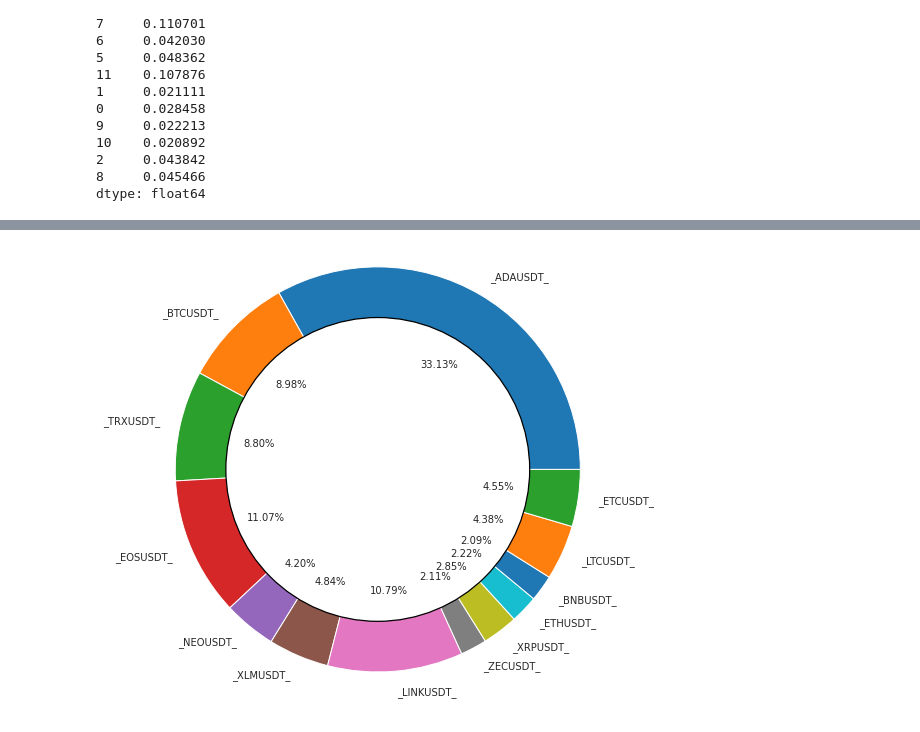
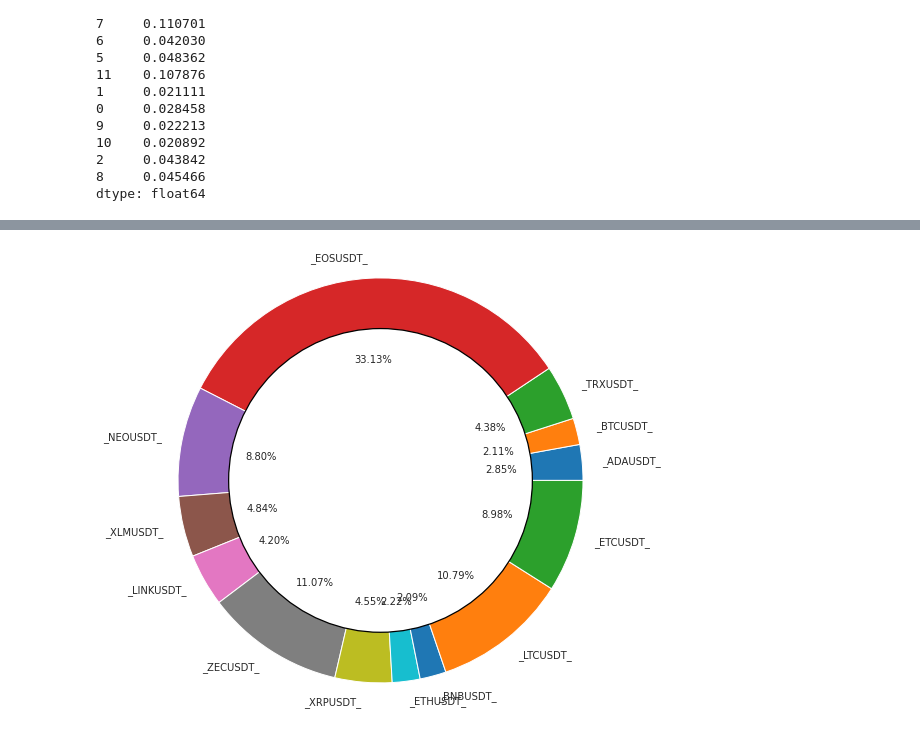
Before and after one commit to Prajwayne/Natural-language-, a Jupyter notebook: portfolio_analysis/HRP_complete_model.ipynb, the cells around one changed output, grey strips where cells are left out. Drawn from its saved outputs; the diff is of its cells as text; code cells hidden in the pictures.

Commit message:
Rectified Error in pie chart

```diff
--- a/portfolio_analysis/HRP_complete_model.ipynb
+++ b/portfolio_analysis/HRP_complete_model.ipynb
@@ -279,0 +291,3 @@ weights1 = compute_HRP_weights(cov, res_order)
+# %%
+for key, value in weights.items():
+    print(key, value)
@@ -279,0 +308,3 @@ weights1 = compute_HRP_weights(cov, res_order)
+# %%
+for key, value in weights.items():
+    print(key)
@@ -280,15 +325,22 @@ weights1 = compute_HRP_weights(cov, res_order)
+# %%
+#To make a pie chart put all the names and their weights in two  lists
+name = []
+weight = []
+for key, value in weights.items():
+    name.append(key)
+    weight.append(value)
 # %%
 #labels = port_list
 # weights1 = compute_HRP_weights(cov, res_order)
 #explode = (0,0,0,0,0,0,0,0,0,0,0)
 
-plt.pie(weights1, labels=x, autopct='%.2f%%', shadow=False)
+plt.pie(weight,labels = name, autopct='%.2f%%', shadow=False)
 #Add a circle to give dougnut appearance
 circle = plt.Circle((0,0), 0.75, color='black', fc='white', linewidth=1.25)
 fig = plt.gcf()
 fig.gca().add_artist(circle)
 plt.axis('equal')
 fig.set_size_inches(8,8)
 plt.show()
 # %% [output]
-[figure, old version]
+[figure, new version]
```
Also changed, not shown: parts of 5 cells of this notebook.
